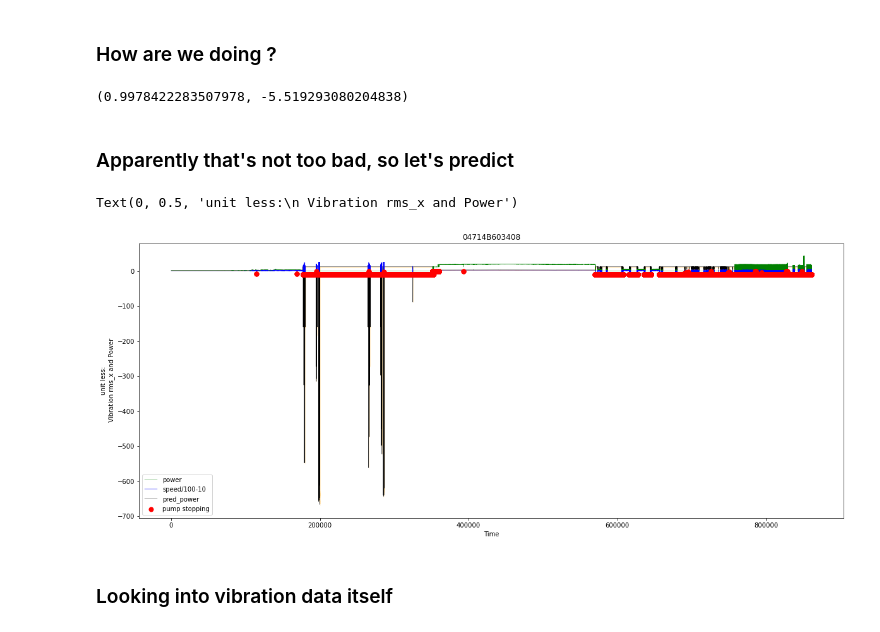
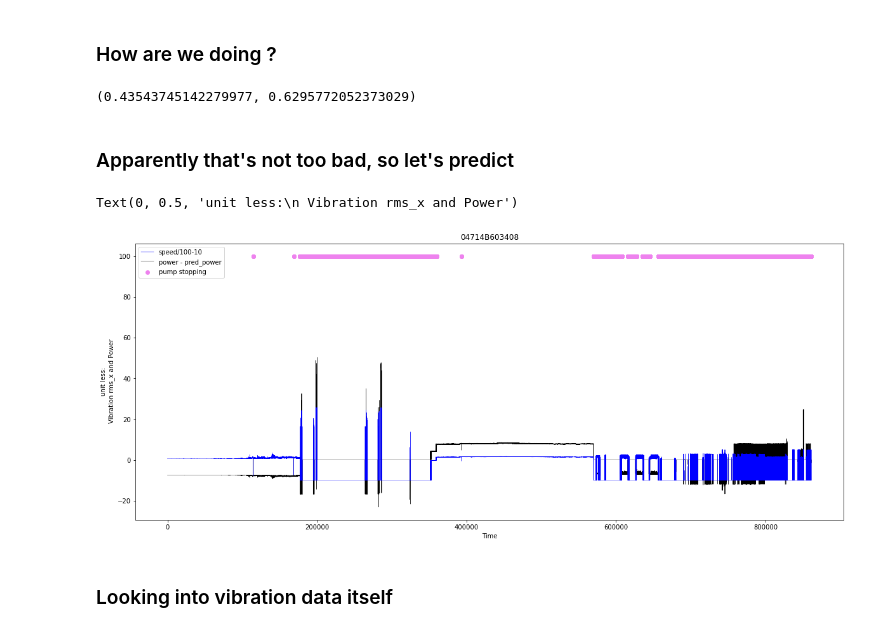
Before and after one commit to sedgewickmm18/notebooks-attic, a Jupyter notebook: PumpVibrationUseCaseInMoreDetail.ipynb, the cells around one changed output. Saved outputs shown, nothing was run; the diff lists cells and outputs as text; code cells hidden in the pictures.

```diff
--- a/PumpVibrationUseCaseInMoreDetail.ipynb
+++ b/PumpVibrationUseCaseInMoreDetail.ipynb
@@ -153,8 +153,8 @@ steps = [('scaler', StandardScaler()),
 
 pipe = Pipeline(steps)
 
-df_train = df_clean[:140000]
-df_test = df_clean[140001:]
+df_train = df_clean[:740000]
+df_test = df_clean[740001:]
 
 
 pipe.fit(df_train['speed'].values.reshape(-1,1), df_train['power'].values)
@@ -171,35 +171,37 @@ pipe_score_test = pipe.score(df_test['speed'].values.reshape(-1,1), df_test['pow
 
 pipe_score_train, pipe_score_test
 # %% [output]
-(0.9978422283507978, -5.519293080204838)
+(0.43543745142279977, 0.6295772052373029)
 # %% [markdown]
 ### Apparently that's not too bad, so let's predict
 # %%
 mean, stddev = pipe.predict(df_clean['speed'].values.reshape(-1,1), return_std=True)
 # %%
+# this is unreadable
 slow = df_clean['speed'].values.copy()
+slow[slow <= 1000] = 100
 slow[slow > 1000] = np.nan
 
 fig, ax = plt.subplots(1, 1, figsize=(20, 8), squeeze=False)
 i = 0
 rg = range(df_clean['power'].values.size)
 #ax[i,0].plot(rg, df_clean['max'] + 0.5, lw=0.4, color='blue', label='local max vib')
-ax[i,0].plot(rg, df_clean['power'], lw=0.4, color='green', label='power')
+#ax[i,0].plot(rg, df_clean['power'], lw=0.4, color='green', label='power')
 ax[i,0].plot(rg, df_clean['speed']/100-10, lw=0.4, color='blue', zorder=2, label='speed/100-10')
 
-ax[i,0].scatter(rg, slow/100-10, lw=2, color='red', zorder=3, label='pump stopping')
+ax[i,0].scatter(rg, slow, lw=1, color='violet', zorder=3, label='pump stopping')
 
-ax[i,0].plot(rg, mean, lw=0.4, color='black', zorder=1, label='pred_power')
-ax[i,0].fill_between(rg, mean-stddev*2, mean+stddev*2, lw=0.05, color='orange')
+ax[i,0].plot(rg, df_clean['power'] - mean, lw=0.4, color='black', zorder=1, label='power - pred_power')
+#ax[i,0].fill_between(rg, mean-stddev*2, mean+stddev*2, lw=0.05, color='orange')
 
 ax[i,0].legend()
 #ax[i,0].set_title('04714B601096')
 ax[i,0].set_title('04714B603408')
 ax[i,0].set_xlabel('Time')
 ax[i,0].set_ylabel('unit less:\n Vibration rms_x and Power')
 # %% [output]
 Text(0, 0.5, 'unit less:\n Vibration rms_x and Power')
-[figure, old version]
+[figure, new version]
 # %% [markdown]
 ### Looking into vibration data itself
 # %%
```
Also changed, not shown: parts of 18 cells of this notebook, 1 other file.
